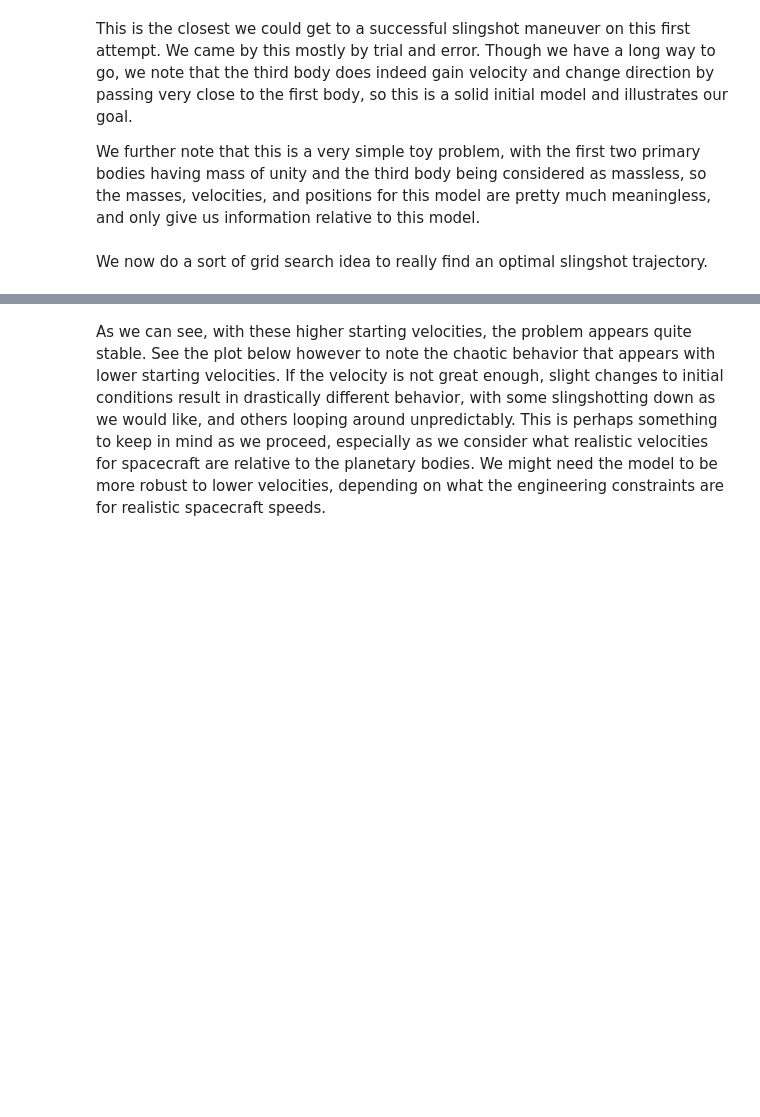
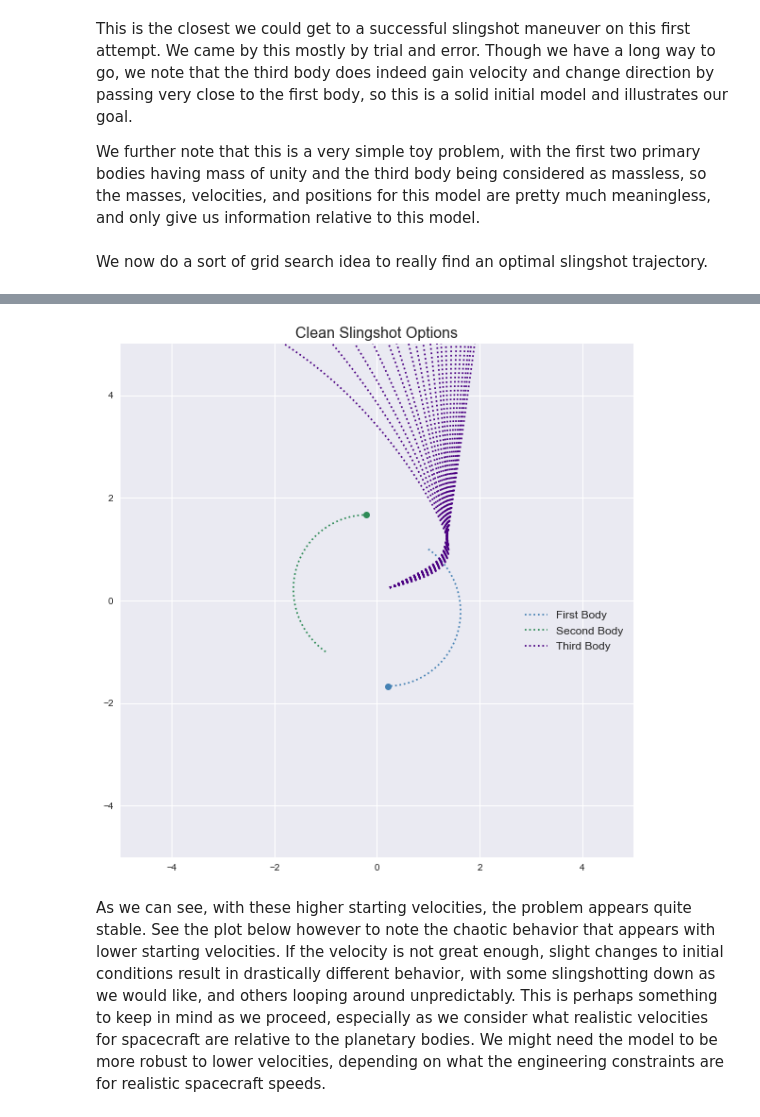
Before and after one commit to samcochran/optimal-spacecraft-control, a Jupyter notebook: Code/project1.ipynb, the cells around one changed output, grey strips where cells are left out. Cells and saved outputs as stored; diff of their text form; code cells hidden in the pictures; blank space fills up the shorter version.

```diff
--- a/Code/project1.ipynb
+++ b/Code/project1.ipynb
@@ -309,3 +312,7 @@ for k in range(20):
+# %%
+animate_solution(sols, 'Clean Slingshot Options', 'clean_slingshot', show_quivers=False)
+# %% [output]
+[figure, added]
 # %% [markdown]
 As we can see, with these higher starting velocities, the problem appears quite stable.  See the plot below however to note the chaotic behavior that appears with lower starting velocities.  If the velocity is not great enough, slight changes to initial conditions result in drastically different behavior, with some slingshotting down as we would like, and others looping around unpredictably.  This is perhaps something to keep in mind as we proceed, especially as we consider what realistic velocities for spacecraft are relative to the planetary bodies.  We might need the model to be more robust to lower velocities, depending on what the engineering constraints are for realistic spacecraft speeds.
 # %%
```
Also changed, not shown: parts of 9 cells of this notebook.
